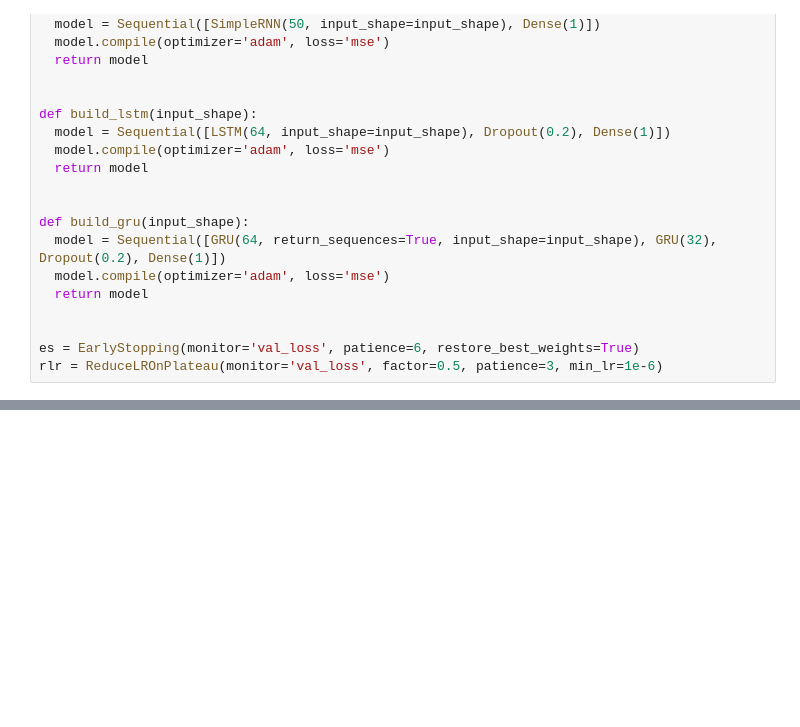
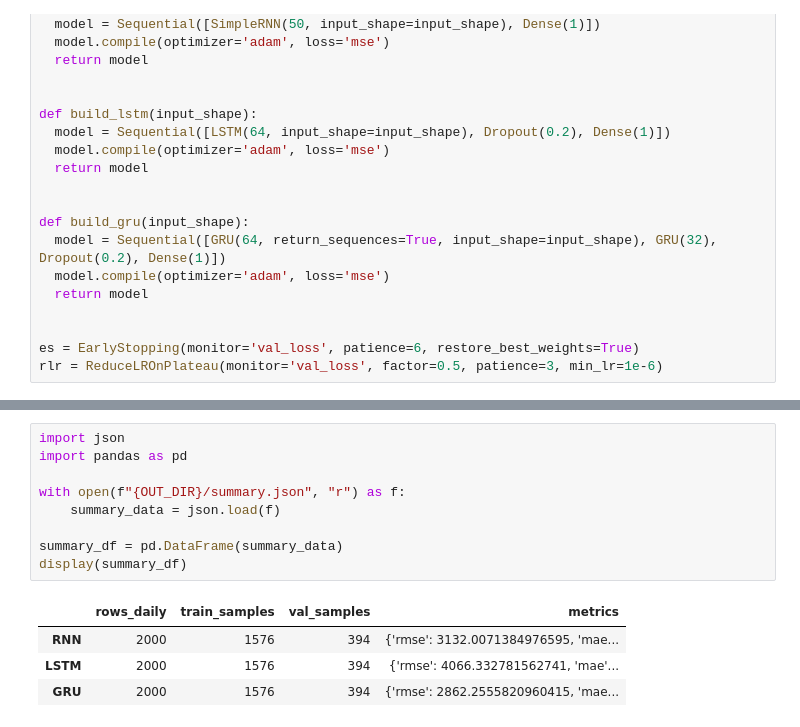
Before and after one commit to Chhaya-cloud/Time-Series-Analysis-for-Bitcoin-Price-Prediction-using-RNN-LSTM-and-GRU., a Jupyter notebook: Time_Series_Analysis_for_Bitcoin_Price_Prediction_using_RNN,_LSTM,_and_GRU.ipynb, the cells around one changed output, grey strips where cells are left out. Cells and saved outputs as stored; diff of their text form; blank space fills up the shorter version.

```diff
--- a/Time_Series_Analysis_for_Bitcoin_Price_Prediction_using_RNN,_LSTM,_and_GRU.ipynb
+++ b/Time_Series_Analysis_for_Bitcoin_Price_Prediction_using_RNN,_LSTM,_and_GRU.ipynb
@@ -346,0 +376,14 @@ Done. Results saved in bitcoin_project_outputs
+# %%
+import json
+import pandas as pd
+
+with open(f"{OUT_DIR}/summary.json", "r") as f:
+    summary_data = json.load(f)
+
+summary_df = pd.DataFrame(summary_data)
+display(summary_df)
+# %% [output]
+|  | rows_daily | train_samples | val_samples | metrics |
+| RNN | 2000 | 1576 | 394 | {'rmse': 3132.0071384976595, 'mae... |
+| LSTM | 2000 | 1576 | 394 | {'rmse': 4066.332781562741, 'mae'... |
+| GRU | 2000 | 1576 | 394 | {'rmse': 2862.2555820960415, 'mae... |
```
Also changed, not shown: parts of 4 cells of this notebook.
